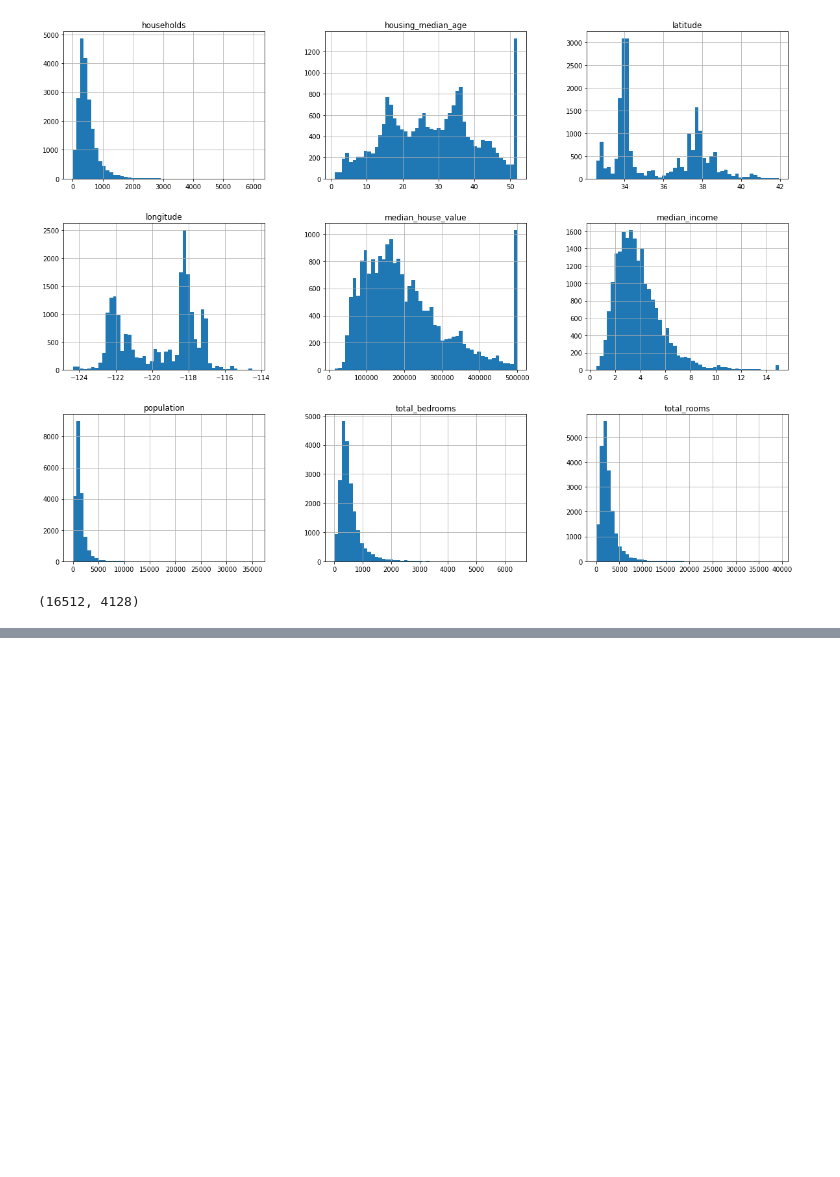
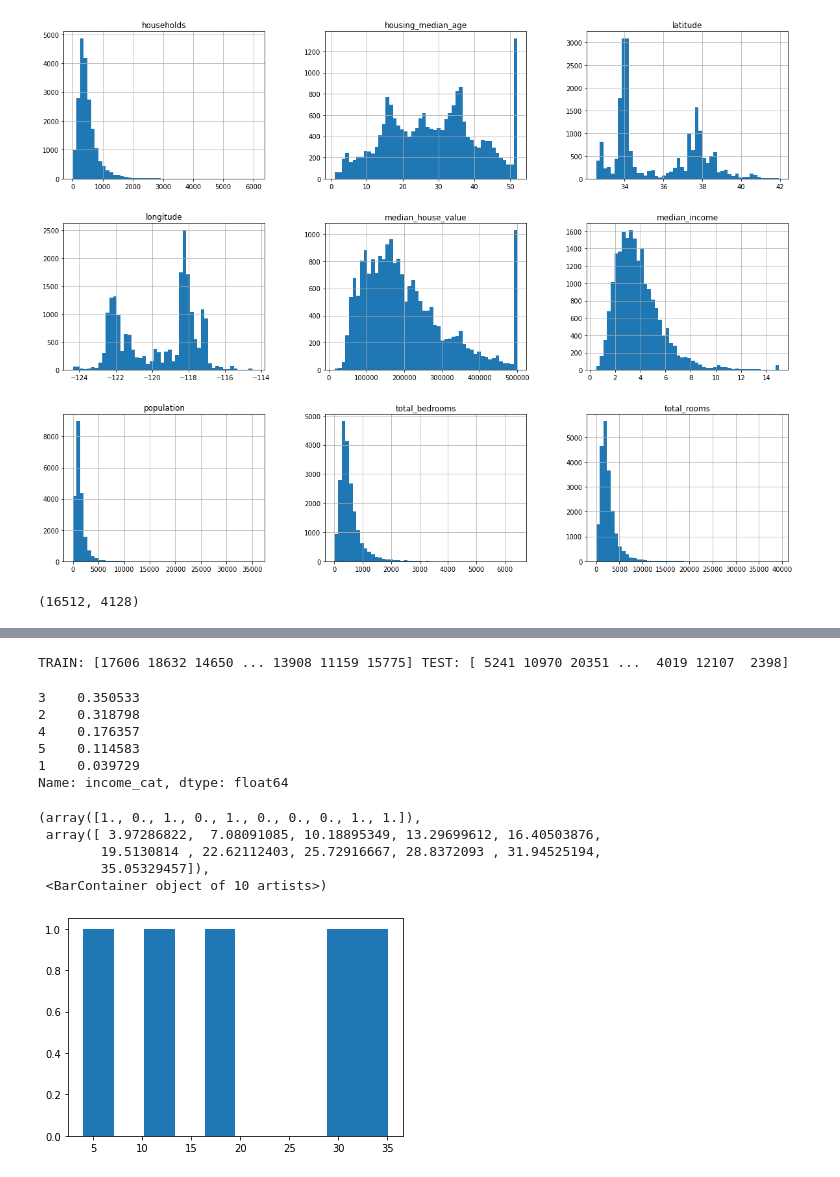
Before and after one commit to mmrbulbul/homl2, a Jupyter notebook: homl chapter 2.ipynb, the cells around one changed output, grey strips where cells are left out. Cells and saved outputs as stored; diff of their text form; code cells hidden in the pictures; blank space fills up the shorter version.

Commit message:
stratified train test split

```diff
--- a/homl chapter 2.ipynb
+++ b/homl chapter 2.ipynb
@@ -109,0 +133,20 @@ len(train_set), len(test_set)
+# %%
+from sklearn.model_selection import StratifiedShuffleSplit
+
+split = StratifiedShuffleSplit(n_splits=1, test_size=0.2, random_state=42)
+
+for train_index, test_index in split.split(housing, housing["income_cat"]):
+    print("TRAIN:", train_index, "TEST:", test_index)
+    strat_train_set = housing.loc[train_index]
+    strat_test_set = housing.loc[test_index]
+# %% [output]
+TRAIN: [17606 18632 14650 ... 13908 11159 15775] TEST: [ 5241 10970 20351 ...  4019 12107  2398]
+# %%
+strat_test_set["income_cat"].value_counts() / len(strat_test_set)
+# %% [output]
+3    0.350533
+2    0.318798
+4    0.176357
+5    0.114583
+1    0.039729
+Name: income_cat, dtype: float64
@@ -109,0 +155,9 @@ len(train_set), len(test_set)
+# %%
+plt.hist(temp)
+# %% [output]
+(array([1., 0., 1., 0., 1., 0., 0., 0., 1., 1.]),
+ array([ 3.97286822,  7.08091085, 10.18895349, 13.29699612, 16.40503876,
+        19.5130814 , 22.62112403, 25.72916667, 28.8372093 , 31.94525194,
+        35.05329457]),
+ <BarContainer object of 10 artists>)
+[figure, added]
```
Also changed, not shown: parts of 5 cells of this notebook.
